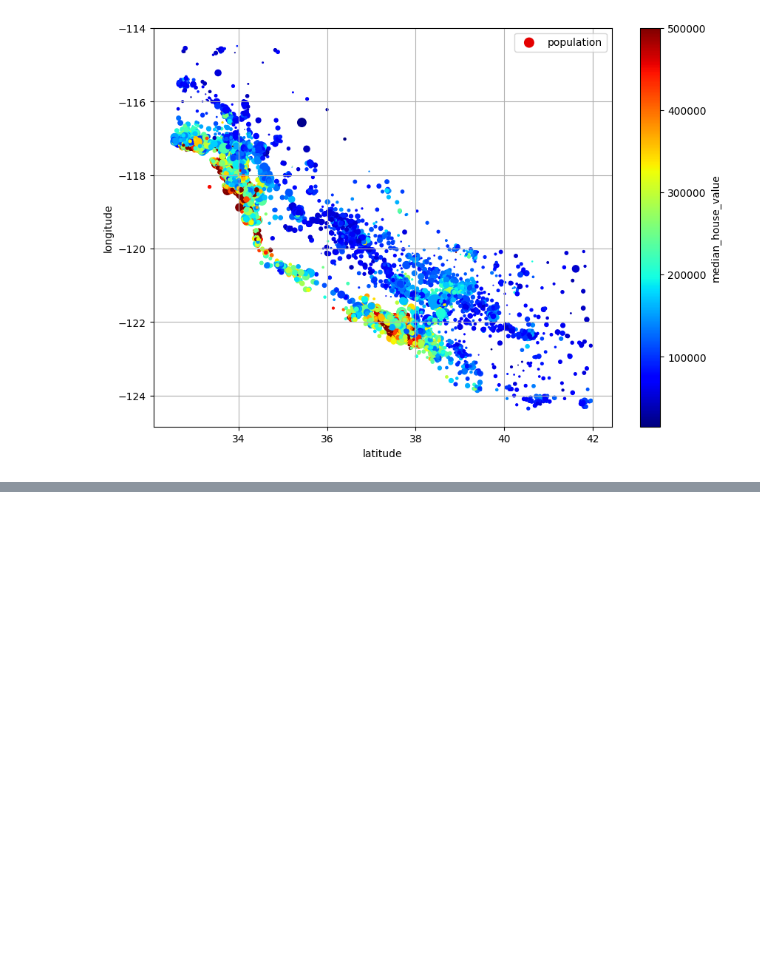
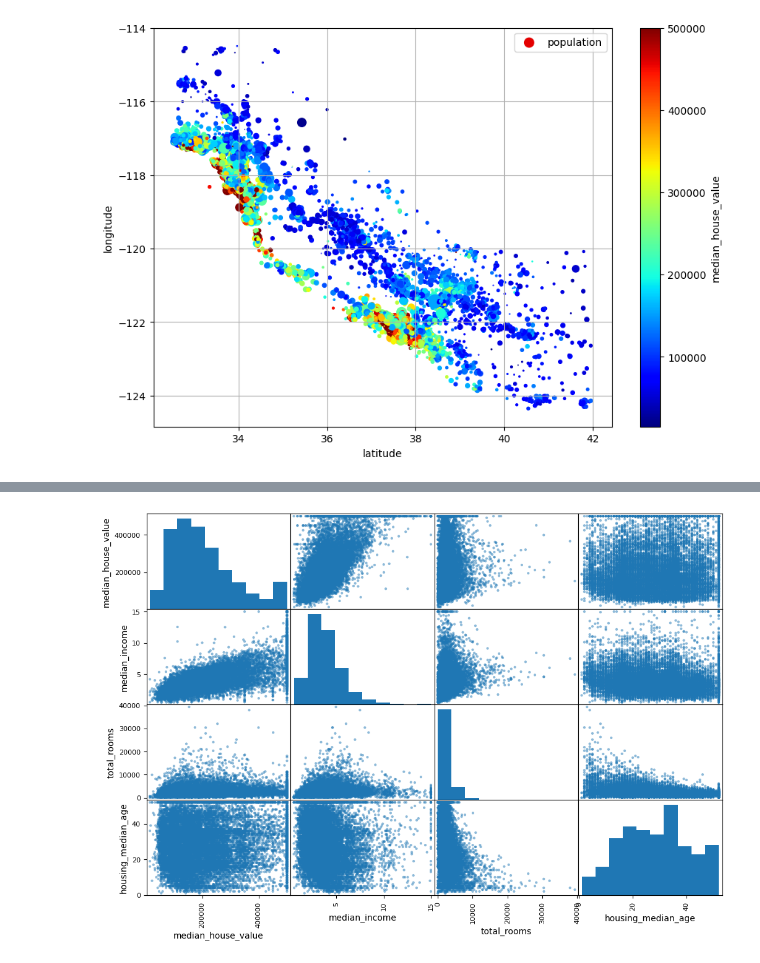
Before and after one commit to parthkar72/Lab2.1, a Jupyter notebook: MachineLearning_Chapter2_EndToEndProject.ipynb, the cells around one changed output, grey strips where cells are left out. Saved outputs shown, nothing was run; the diff lists cells and outputs as text; code cells hidden in the pictures; blank space fills up the shorter version.

```diff
--- a/MachineLearning_Chapter2_EndToEndProject.ipynb
+++ b/MachineLearning_Chapter2_EndToEndProject.ipynb
@@ -158,0 +171,6 @@ ValueError: could not convert string to float: 'NEAR BAY'
+# %%
+attributes=["median_house_value","median_income","total_rooms","housing_median_age"]
+pd.plotting.scatter_matrix(housing[attributes],figsize=(12,8))
+plt.show()
+# %% [output]
+[figure, added]
```
Also changed, not shown: parts of 3 cells of this notebook.
